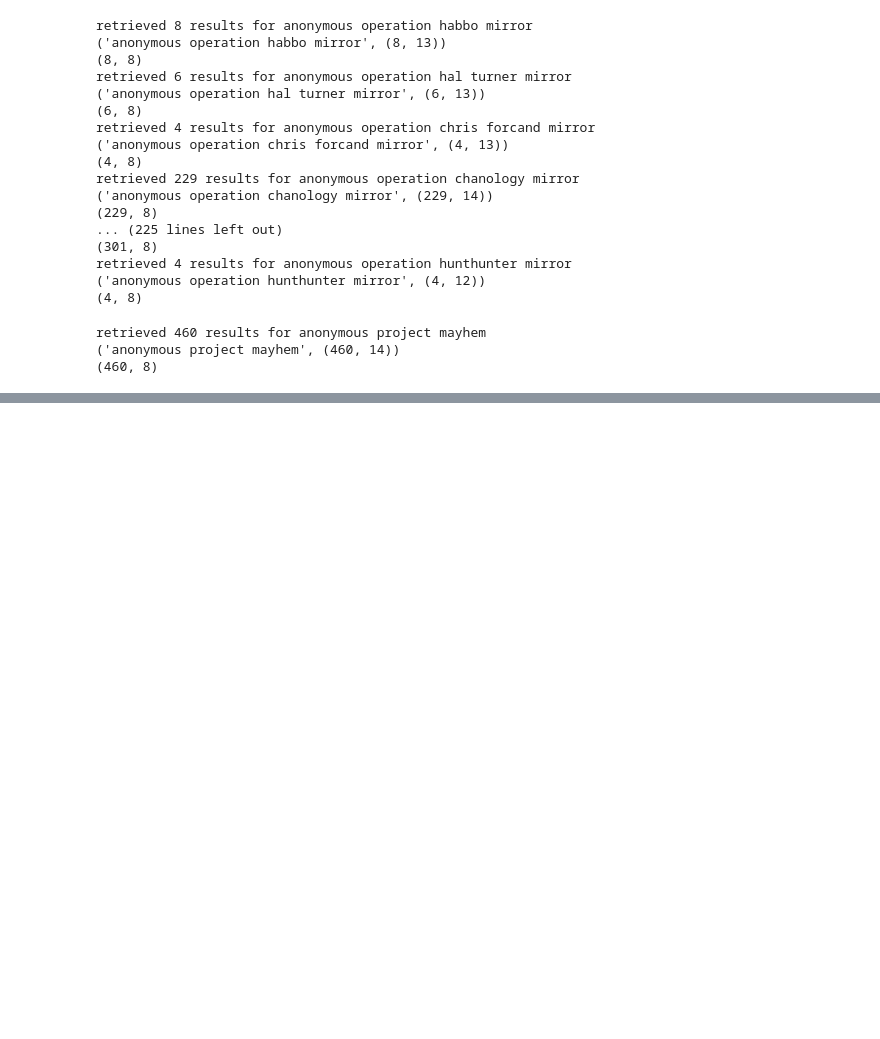
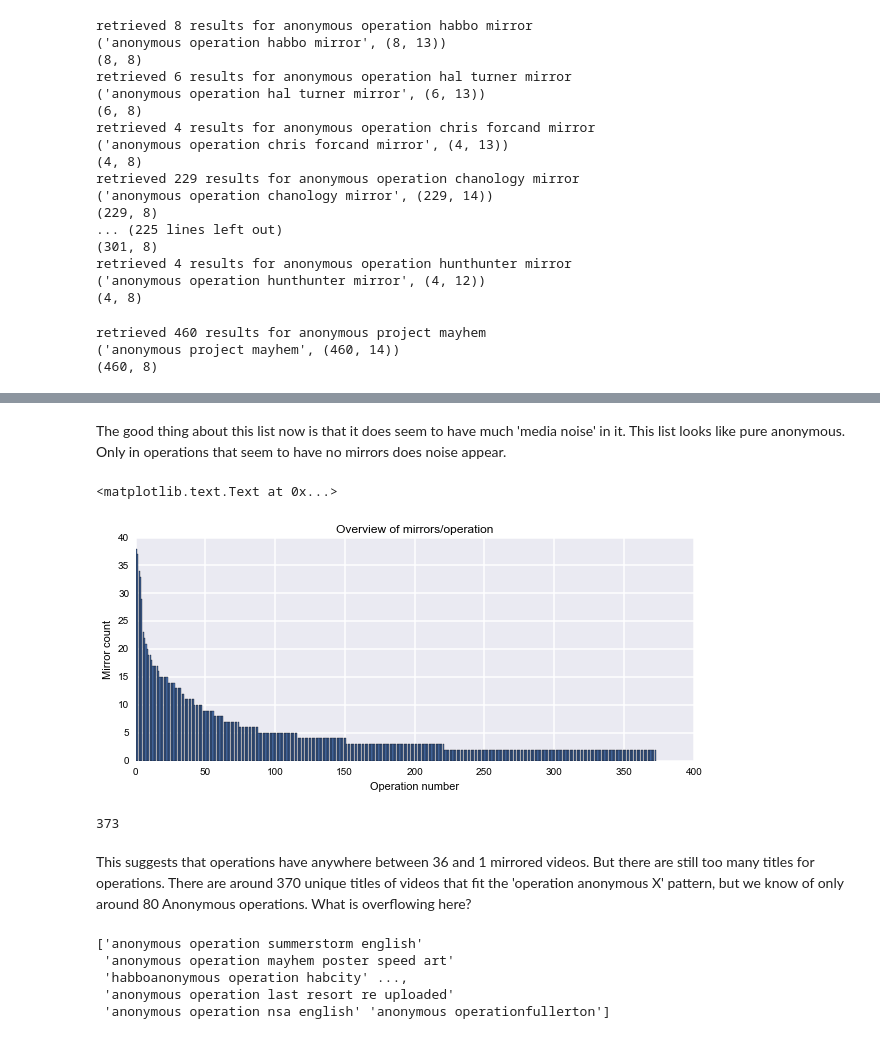
Before and after one commit to rian39/mirroring, a Jupyter notebook: Operations_data.ipynb, the cells around one changed output, grey strips where cells are left out. Drawn from its saved outputs; the diff is of its cells as text; code cells hidden in the pictures; blank space fills up the shorter version.

```diff
--- a/Operations_data.ipynb
+++ b/Operations_data.ipynb
@@ -136,0 +298,30 @@ List of titles shows that data still needs cleaning. How to clean out all these
+# %% [markdown]
+The good thing about this list now is that it does seem to have much 'media noise' in it. This list looks like pure anonymous.  Only in operations that seem to have no mirrors does noise appear.
+# %%
+pl = plt.figure(figsize = (10,4))
+title_counts = ops_pure.title_clean.value_counts().values
+title_counts = title_counts[title_counts>1]
+xval = range(0,len(title_counts))
+yval = title_counts
+plt.bar(xval, yval)
+plt.title('Overview of mirrors/operation')
+plt.xlabel('Operation number')
+plt.ylabel('Mirror count')
+# %% [output]
+<matplotlib.text.Text at 0x...>
+[figure, added]
+# %%
+len(title_counts)
+# %% [output]
+373
+# %% [markdown]
+This suggests that operations have anywhere between 36 and 1 mirrored videos. But there are still too many  titles for operations.  There are around 370 unique titles of videos that fit the 'operation anonymous X' pattern, but we know of only around 80 Anonymous operations. What is overflowing here?
+# %%
+# begin to see the problem here -- titles are mangled in various ways
+print(ops_pure.title_clean.unique())
+# %% [output]
+['anonymous operation summerstorm english'
+ 'anonymous operation mayhem poster speed art'
+ 'habboanonymous operation habcity' ...,
+ 'anonymous operation last resort re uploaded'
+ 'anonymous operation nsa english' 'anonymous operationfullerton']
```
Also changed, not shown: parts of 41 cells of this notebook, 12 other files.
